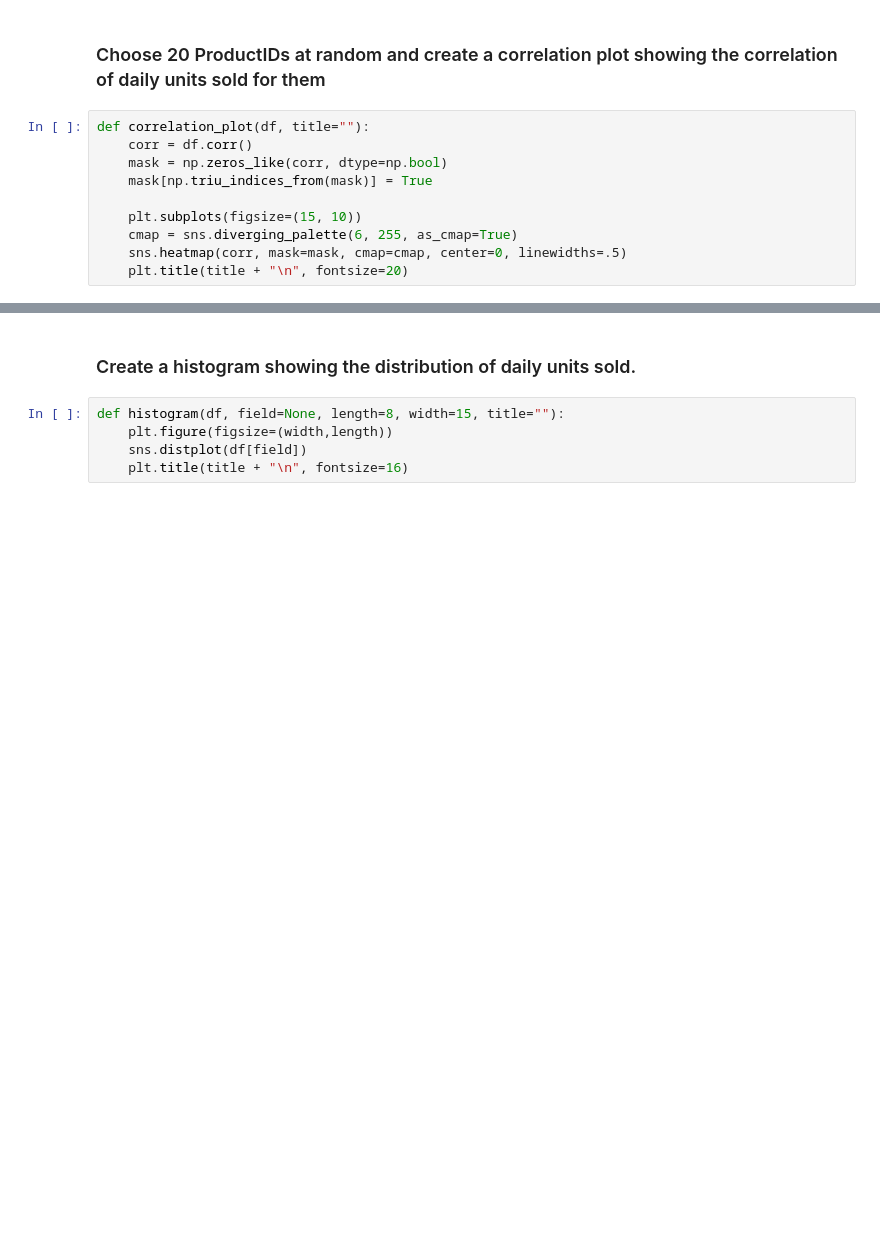
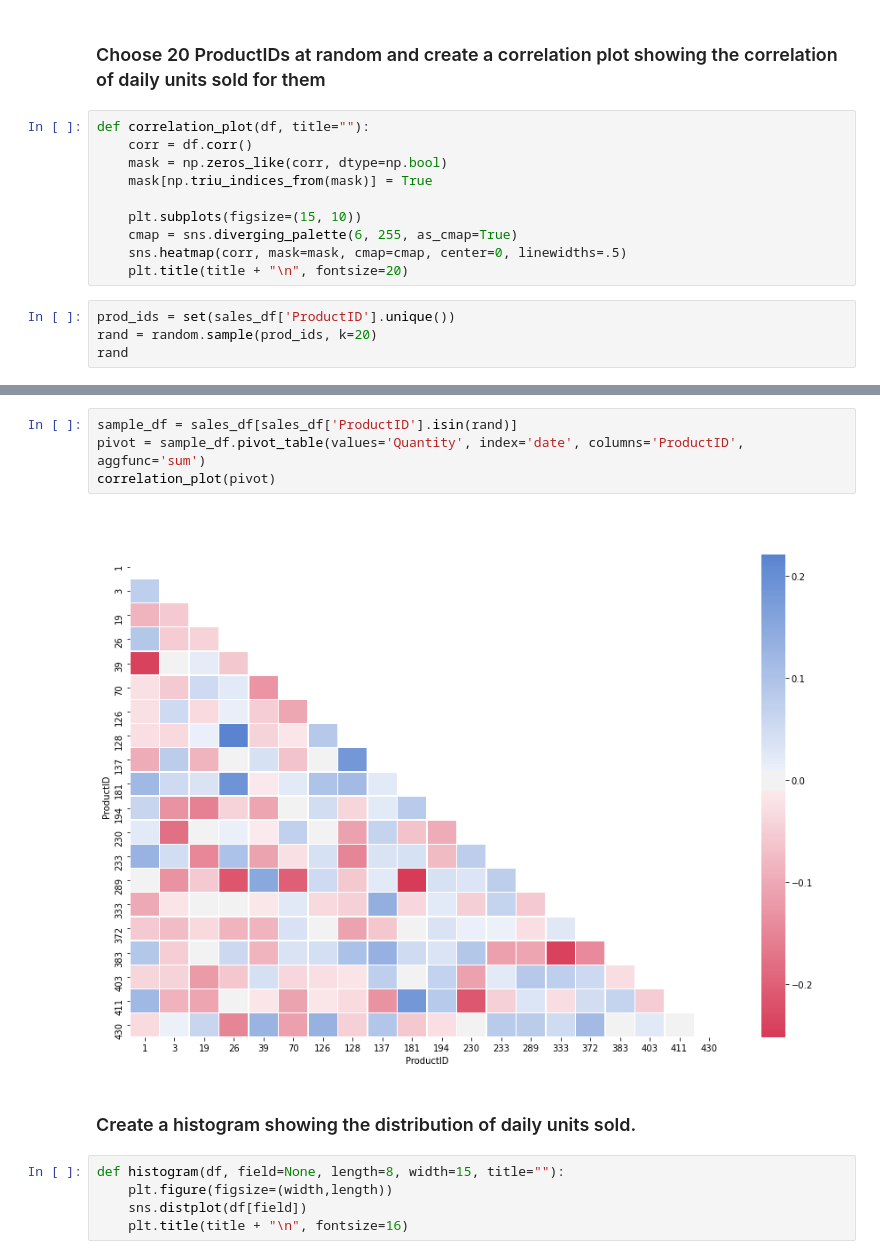
Before and after one commit to ssmcnatt/pair-work, a Jupyter notebook: week12/Time_Series_Day_2_Morning_Assignment.ipynb, the cells around one changed output, grey strips where cells are left out. Drawn from its saved outputs; the diff is of its cells as text; blank space fills up the shorter version.

```diff
--- a/week12/Time_Series_Day_2_Morning_Assignment.ipynb
+++ b/week12/Time_Series_Day_2_Morning_Assignment.ipynb
@@ -123,3 +137,7 @@ def correlation_plot(df, title=""):
     cmap = sns.diverging_palette(6, 255, as_cmap=True)
     sns.heatmap(corr, mask=mask, cmap=cmap, center=0, linewidths=.5)
     plt.title(title + "\n", fontsize=20)
+# %%
+prod_ids = set(sales_df['ProductID'].unique())
+rand = random.sample(prod_ids, k=20)
+rand
@@ -126,3 +165,9 @@ def correlation_plot(df, title=""):
+# %%
+sample_df = sales_df[sales_df['ProductID'].isin(rand)]
+pivot = sample_df.pivot_table(values='Quantity', index='date', columns='ProductID', aggfunc='sum')
+correlation_plot(pivot)
+# %% [output]
+[figure, added]
 # %% [markdown]
 ### Create a histogram showing the distribution of daily units sold.
 # %%
```
Also changed, not shown: parts of 11 cells of this notebook, 2 other files.
